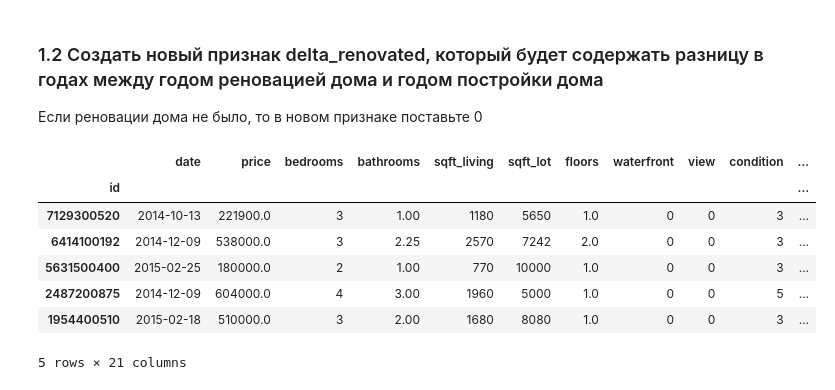
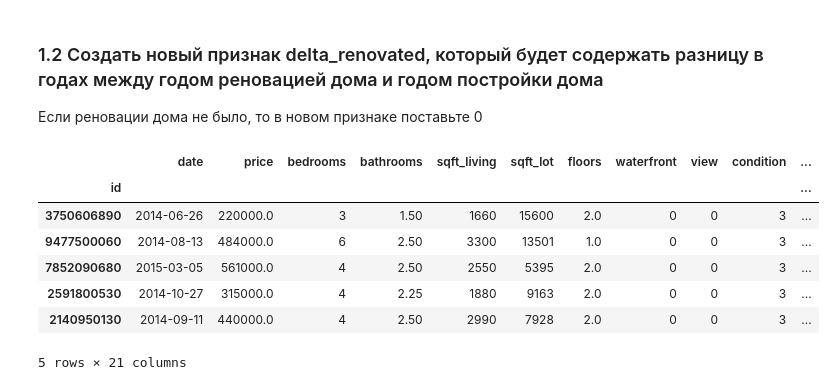
Before and after one commit to Olga643/Example, a Jupyter notebook: Untitled20.ipynb, the cells around one changed output. Drawn from its saved outputs; the diff is of its cells as text; code cells hidden in the pictures.

```diff
--- a/Untitled20.ipynb
+++ b/Untitled20.ipynb
@@ -45,13 +45,13 @@ dtype: object
 # %%
 df['delta_renovated'] = df['yr_renovated']- df['yr_built']
 df['delta_renovated'] = df['delta_renovated'].where(df['delta_renovated'] > 0, other = 0)
-df.head()
+df.sample(5)
 # %% [output]
 |  | date | price | bedrooms | bathrooms | sqft_living | sqft_lot | floors | waterfront | view | condition | ... |
 | id |  |  |  |  |  |  |  |  |  |  | ... |
-| 7129300520 | 2014-10-13 | 221900.0 | 3 | 1.00 | 1180 | 5650 | 1.0 | 0 | 0 | 3 | ... |
-| 6414100192 | 2014-12-09 | 538000.0 | 3 | 2.25 | 2570 | 7242 | 2.0 | 0 | 0 | 3 | ... |
-| 5631500400 | 2015-02-25 | 180000.0 | 2 | 1.00 | 770 | 10000 | 1.0 | 0 | 0 | 3 | ... |
-| 2487200875 | 2014-12-09 | 604000.0 | 4 | 3.00 | 1960 | 5000 | 1.0 | 0 | 0 | 5 | ... |
-| 1954400510 | 2015-02-18 | 510000.0 | 3 | 2.00 | 1680 | 8080 | 1.0 | 0 | 0 | 3 | ... |
+| 3750606890 | 2014-06-26 | 220000.0 | 3 | 1.50 | 1660 | 15600 | 2.0 | 0 | 0 | 3 | ... |
+| 9477500060 | 2014-08-13 | 484000.0 | 6 | 2.50 | 3300 | 13501 | 1.0 | 0 | 0 | 3 | ... |
+| 7852090680 | 2015-03-05 | 561000.0 | 4 | 2.50 | 2550 | 5395 | 2.0 | 0 | 0 | 3 | ... |
+| 2591800530 | 2014-10-27 | 315000.0 | 4 | 2.25 | 1880 | 9163 | 2.0 | 0 | 0 | 3 | ... |
+| 2140950130 | 2014-09-11 | 440000.0 | 4 | 2.50 | 2990 | 7928 | 2.0 | 0 | 0 | 3 | ... |
 5 rows × 21 columns
```
Also changed, not shown: parts of 7 cells of this notebook.
